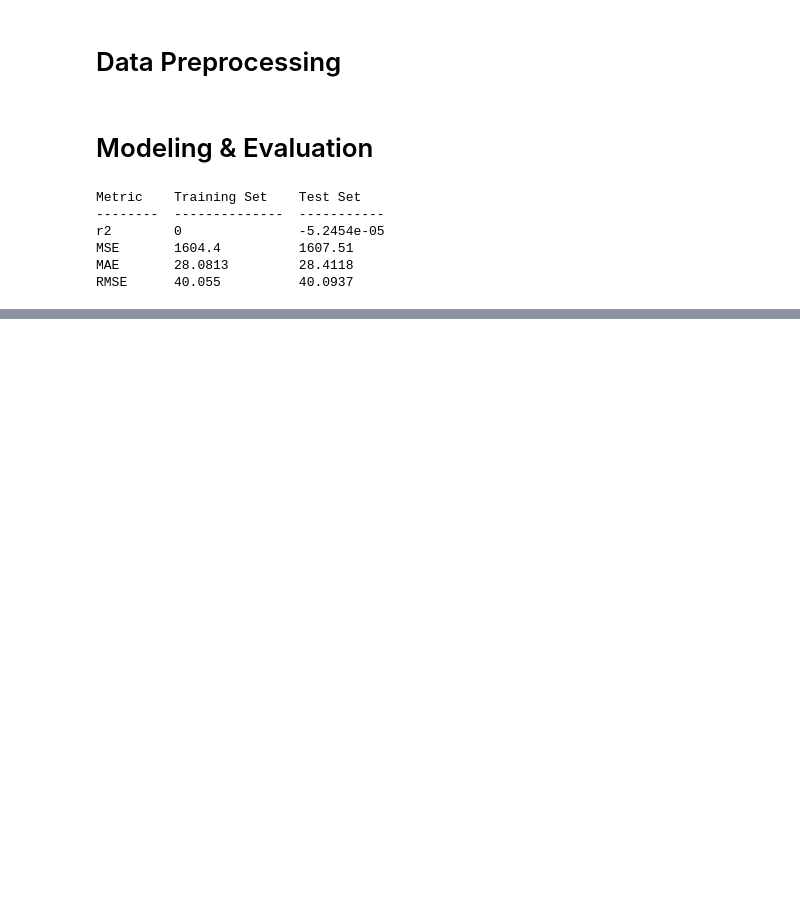
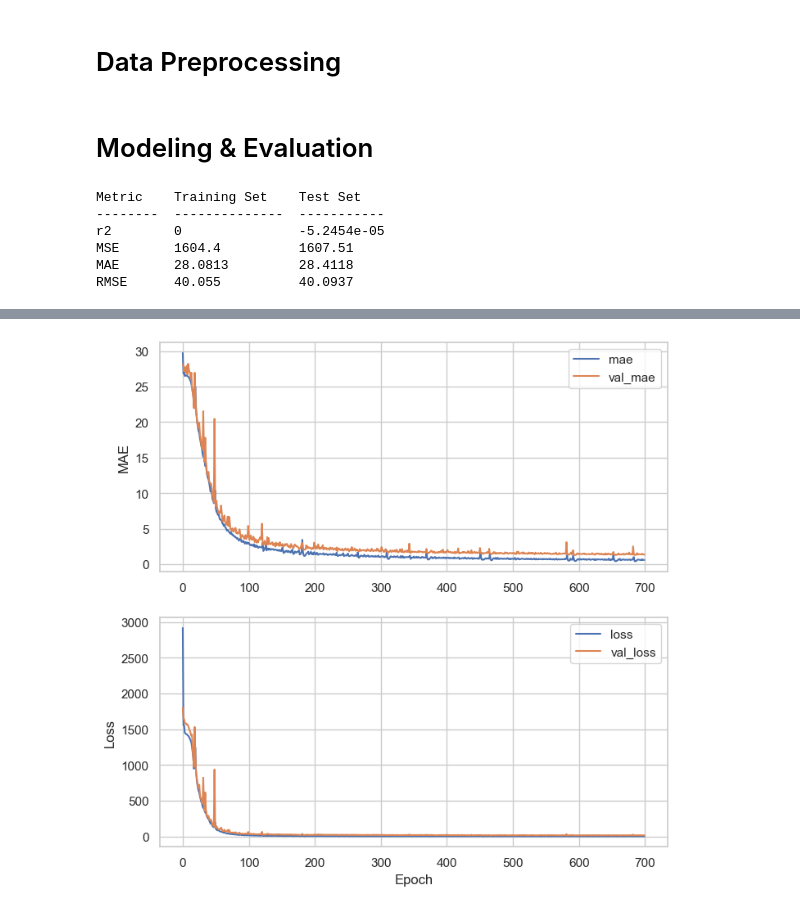
Before and after one commit to Mahdi-Kriaa/Machine_Remaining_Useful_Life_Prediction, a Jupyter notebook: notebooks/modeling.ipynb, the cells around one changed output, grey strips where cells are left out. Drawn from its saved outputs; the diff is of its cells as text; code cells hidden in the pictures; blank space fills up the shorter version.

```diff
--- a/notebooks/modeling.ipynb
+++ b/notebooks/modeling.ipynb
@@ -200,9 +222,9 @@ model = Model(inputs=[x.input, non_time_steps_inputs], outputs=y)
 # %%
 # define callbacks for the baseline model
 backup_dir_path = "C:/Users/acer/Projects/predictive_maintenance/artifacts/callbacks/backup"
-model_checkpoint_path = "C:/Users/acer/Projects/predictive_maintenance/artifacts/callbacks/model_checkpoint.keras"
+nn_model_checkpoint_path = "C:/Users/acer/Projects/predictive_maintenance/artifacts/callbacks/nn_model_checkpoint.keras"
 model_checkpoint = ModelCheckpoint(
-    filepath=model_checkpoint_path,
+    filepath=nn_model_checkpoint_path,
     monitor="val_loss",
     mode="min",
     save_best_only=True)
@@ -210,15 +232,15 @@ backup = BackupAndRestore(backup_dir=backup_dir_path)
 model_callbacks=[backup, model_checkpoint]
 # %%
 # compile model
-model.compile(loss="mse",
+nn_model.compile(loss="mse",
               optimizer=Adam(learning_rate=0.0005),
               metrics=["mae"])
 # %%
 # train model
-model_history = model.fit(x=[time_steps_train_input, non_time_steps_train_input],
+model_history = nn_model.fit(x=[time_steps_train_input, non_time_steps_train_input],
         y=y_train,
         batch_size=32,
-        epochs=10000,
+        epochs=700,
         validation_data=([time_steps_validation_input, non_time_steps_validation_input], y_validation),
         validation_batch_size=32,
         callbacks=model_callbacks)
@@ -225,2 +265,34 @@ model_history = model.fit(x=[time_steps_train_input, non_time_steps_train_input]
+# %%
+def plot_history(history, training_metric, validation_metric, figsize=(8,8)):
+        # this function display the training and validation metrics
+
+        # get training and validation metric
+        train_metric = history.history[training_metric]
+        val_metric = history.history[validation_metric]
+
+        # get training and validation loss
+        train_loss = history.history['loss']
+        val_loss = history.history['val_loss']
+
+        # plot training and validation mae
+        plt.figure(figsize=figsize)
+        plt.subplot(2, 1, 1)
+        plt.plot(train_metric, label=training_metric)
+        plt.plot(val_metric, label=validation_metric)
+        plt.legend()
+        plt.ylabel("MAE")
+
+        # plot training and validation loss
+        plt.subplot(2, 1, 2)
+        plt.plot(train_loss, label="loss")
+        plt.plot(val_loss, label="val_loss")
+        plt.legend()
+        plt.ylabel("Loss")
+        plt.xlabel("Epoch")
+        plt.show()
+# %%
+plot_history(model_history, "mae", "val_mae")
+# %% [output]
+[figure, added]
 # %%
 # load the trained model
```
Also changed, not shown: parts of 12 cells of this notebook, 6 other files.
